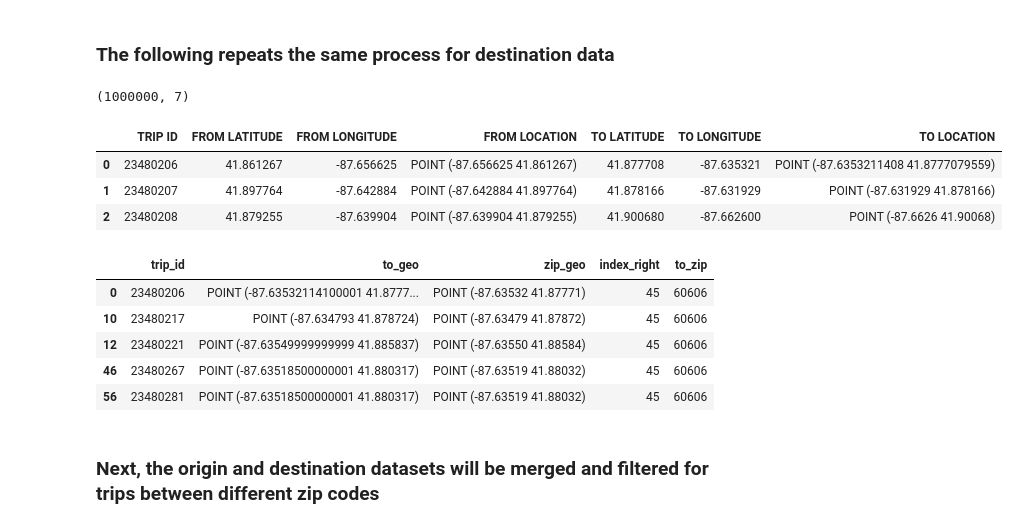
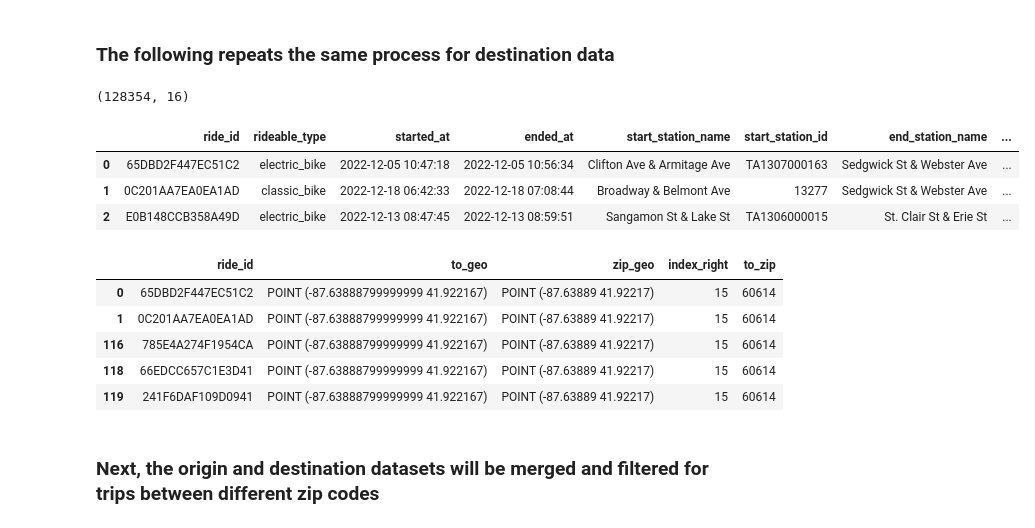
Before and after one commit to diarra-fall/diarra_capstone, a Jupyter notebook: bike_geo.ipynb, the cells around one changed output. Drawn from its saved outputs; the diff is of its cells as text; code cells hidden in the pictures.

```diff
--- a/bike_geo.ipynb
+++ b/bike_geo.ipynb
@@ -126,13 +126,13 @@ Name: from_zip, dtype: int64
 # %% [markdown]
 ### The following repeats the same process for destination data
 # %%
-bikes_to = pd.read_csv('data/Chicago/cleaned/test1000000.csv')
+bikes_to = pd.read_csv('data/Chicago/cleaned/bikes/bikes_clean_m12.csv')
 print(bikes_to.shape)
 bikes_to.head(3)
 # %% [output]
-(1000000, 7)
+(128354, 16)
-|  | TRIP ID | FROM LATITUDE | FROM LONGITUDE | FROM LOCATION | TO LATITUDE | TO LONGITUDE | TO LOCATION |
-| 0 | 23480206 | 41.861267 | -87.656625 | POINT (-87.656625 41.861267) | 41.877708 | -87.635321 | POINT (-87.6353211408 41.8777079559) |
-| 1 | 23480207 | 41.897764 | -87.642884 | POINT (-87.642884 41.897764) | 41.878166 | -87.631929 | POINT (-87.631929 41.878166) |
-| 2 | 23480208 | 41.879255 | -87.639904 | POINT (-87.639904 41.879255) | 41.900680 | -87.662600 | POINT (-87.6626 41.90068) |
+|  | ride_id | rideable_type | started_at | ended_at | start_station_name | start_station_id | end_station_name | ... |
+| 0 | 65DBD2F447EC51C2 | electric_bike | 2022-12-05 10:47:18 | 2022-12-05 10:56:34 | Clifton Ave & Armitage Ave | TA1307000163 | Sedgwick St & Webster Ave | ... |
+| 1 | 0C201AA7EA0EA1AD | classic_bike | 2022-12-18 06:42:33 | 2022-12-18 07:08:44 | Broadway & Belmont Ave | 13277 | Sedgwick St & Webster Ave | ... |
+| 2 | E0B148CCB358A49D | electric_bike | 2022-12-13 08:47:45 | 2022-12-13 08:59:51 | Sangamon St & Lake St | TA1306000015 | St. Clair St & Erie St | ... |
 # %%
@@ -149,15 +149,15 @@ bikes_to_geo = gpd.GeoDataFrame(bikes_to_geo,
                            geometry = bikes_to['to_geo'])
 # %%
 to_by_zip = gpd.sjoin(bikes_to_geo, zipcodes, op = 'within')
-to_by_zip = to_by_zip.rename(columns={"TRIP ID": "trip_id", 'geometry': 'zip_geo', "zip": "to_zip"})
+to_by_zip = to_by_zip.rename(columns={'geometry': 'zip_geo', "zip": "to_zip"})
 to_by_zip.head()
 # %% [output]
-|  | trip_id | to_geo | zip_geo | index_right | to_zip |
-| 0 | 23480206 | POINT (-87.63532114100001 41.8777... | POINT (-87.63532 41.87771) | 45 | 60606 |
-| 10 | 23480217 | POINT (-87.634793 41.878724) | POINT (-87.63479 41.87872) | 45 | 60606 |
-| 12 | 23480221 | POINT (-87.63549999999999 41.885837) | POINT (-87.63550 41.88584) | 45 | 60606 |
-| 46 | 23480267 | POINT (-87.63518500000001 41.880317) | POINT (-87.63519 41.88032) | 45 | 60606 |
-| 56 | 23480281 | POINT (-87.63518500000001 41.880317) | POINT (-87.63519 41.88032) | 45 | 60606 |
+|  | ride_id | to_geo | zip_geo | index_right | to_zip |
+| 0 | 65DBD2F447EC51C2 | POINT (-87.63888799999999 41.922167) | POINT (-87.63889 41.92217) | 15 | 60614 |
+| 1 | 0C201AA7EA0EA1AD | POINT (-87.63888799999999 41.922167) | POINT (-87.63889 41.92217) | 15 | 60614 |
+| 116 | 785E4A274F1954CA | POINT (-87.63888799999999 41.922167) | POINT (-87.63889 41.92217) | 15 | 60614 |
+| 118 | 66EDCC657C1E3D41 | POINT (-87.63888799999999 41.922167) | POINT (-87.63889 41.92217) | 15 | 60614 |
+| 119 | 241F6DAF109D0941 | POINT (-87.63888799999999 41.922167) | POINT (-87.63889 41.92217) | 15 | 60614 |
 # %% [markdown]
 ### Next, the origin and destination datasets will be merged and filtered for trips between different zip codes
 # %%
```
Also changed, not shown: parts of 14 cells of this notebook, 14 other files.
